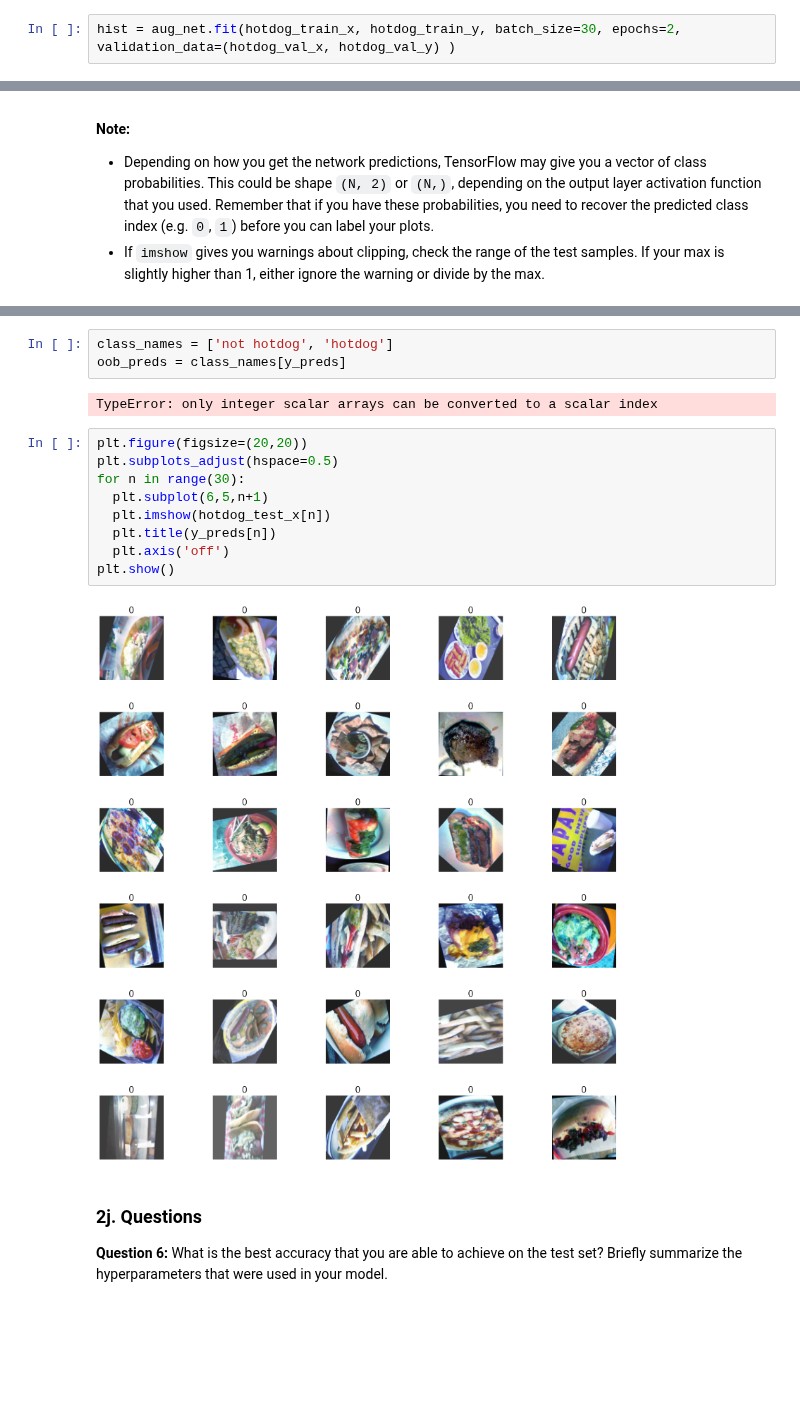
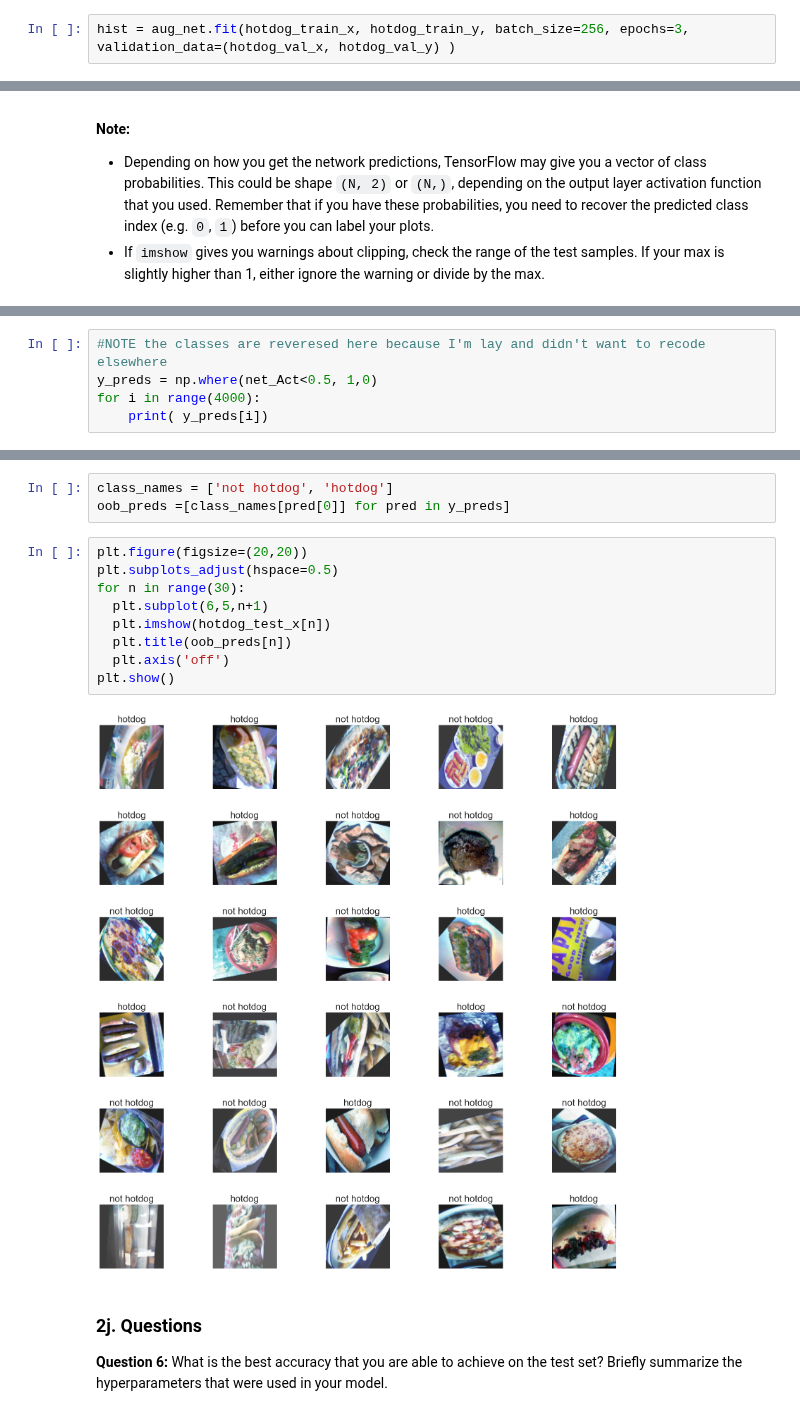
Before and after one commit to GhailanFadah/Neural-Networks, a Jupyter notebook: project4/transfer_learning.ipynb, the cells around one changed output, grey strips where cells are left out. Cells and saved outputs as stored; diff of their text form; blank space fills up the shorter version.

```diff
--- a/project4/transfer_learning.ipynb
+++ b/project4/transfer_learning.ipynb
@@ -394,5 +394,5 @@ You should aim to achieve at least 85% accuracy on the validation set. If everyt
 
 If training time is taking much more than a few minutes per epoch on your computer, you could try reducing the number of data samples in train and validation. For example, by default train `N = 12800`. Try `N = 6400` instead. You could do the same for the validation set.
 # %%
-hist = aug_net.fit(hotdog_train_x, hotdog_train_y, batch_size=30, epochs=2, validation_data=(hotdog_val_x, hotdog_val_y) )
+hist = aug_net.fit(hotdog_train_x, hotdog_train_y, batch_size=256, epochs=3, validation_data=(hotdog_val_x, hotdog_val_y) )
 # %% [output]
@@ -480,0 +460,5 @@ for i in range(4000):
+# %%
+#NOTE the classes are reveresed here because I'm lay and didn't want to recode elsewhere
+y_preds = np.where(net_Act<0.5, 1,0)
+for i in range(4000):
+    print( y_preds[i])
@@ -481,19 +483,17 @@ for i in range(4000):
 # %%
 class_names = ['not hotdog', 'hotdog']
-oob_preds = class_names[y_preds]
+oob_preds =[class_names[pred[0]] for pred in y_preds]
-# %% [output]
-TypeError: only integer scalar arrays can be converted to a scalar index
 # %%
 plt.figure(figsize=(20,20))
 plt.subplots_adjust(hspace=0.5)
 for n in range(30):
   plt.subplot(6,5,n+1)
   plt.imshow(hotdog_test_x[n])
-  plt.title(y_preds[n])
+  plt.title(oob_preds[n])
   plt.axis('off')
 plt.show()
 # %% [output]
-[figure, old version]
+[figure, new version]
 # %% [markdown]
 ### 2j. Questions
 
```
Also changed, not shown: parts of 16 cells of this notebook.
